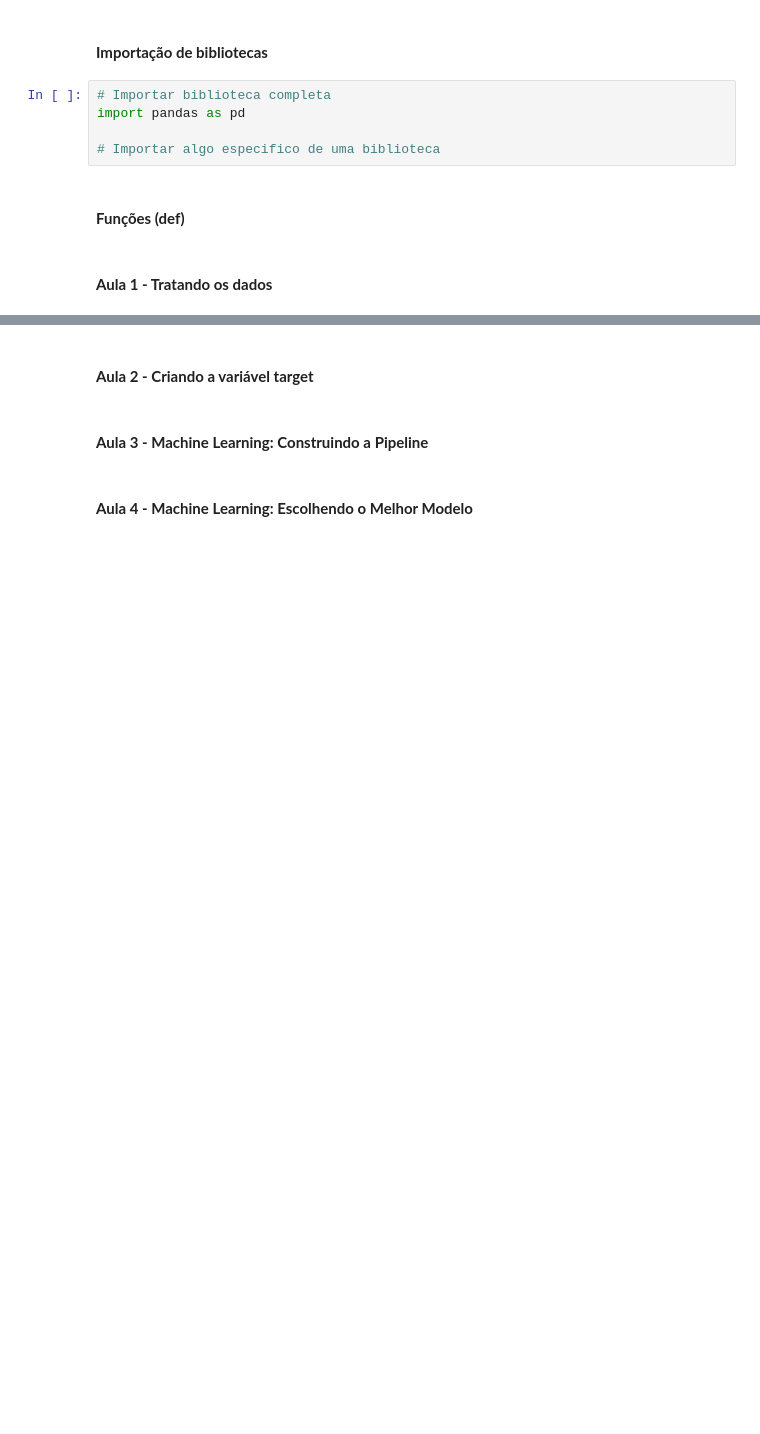
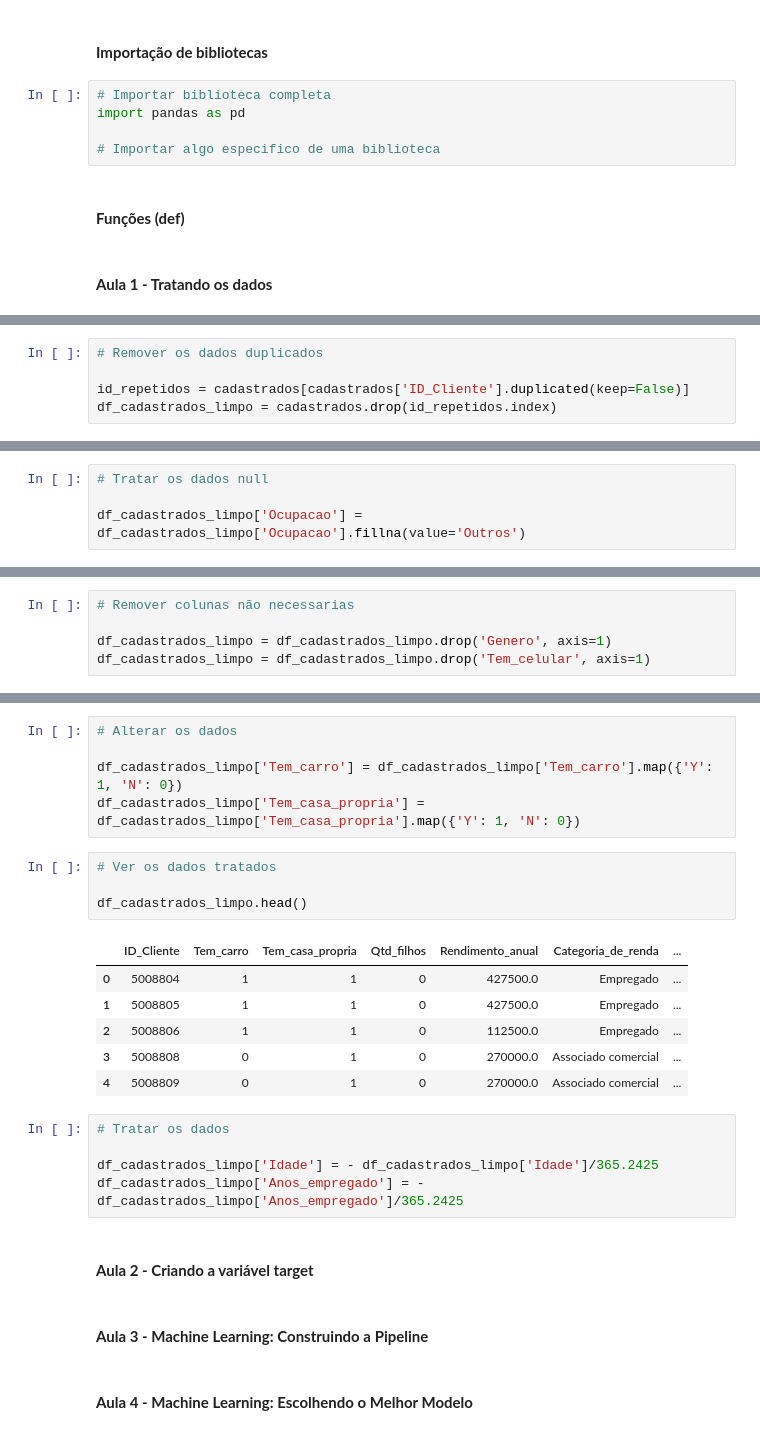
Before and after one commit to RicardViana/fiap-data-viz-and-production-models, a Jupyter notebook: deploy_de_aplicacoes.ipynb, the cells around one changed output, grey strips where cells are left out. Drawn from its saved outputs; the diff is of its cells as text; blank space fills up the shorter version.

```diff
--- a/deploy_de_aplicacoes.ipynb
+++ b/deploy_de_aplicacoes.ipynb
@@ -26,0 +97,5 @@ import pandas as pd
+# %%
+# Remover os dados duplicados
+
+id_repetidos = cadastrados[cadastrados['ID_Cliente'].duplicated(keep=False)]
+df_cadastrados_limpo = cadastrados.drop(id_repetidos.index)
@@ -26,0 +126,4 @@ import pandas as pd
+# %%
+# Tratar os dados null
+
+df_cadastrados_limpo['Ocupacao'] = df_cadastrados_limpo['Ocupacao'].fillna(value='Outros')
@@ -26,0 +177,5 @@ import pandas as pd
+# %%
+# Remover colunas não necessarias
+
+df_cadastrados_limpo = df_cadastrados_limpo.drop('Genero', axis=1)
+df_cadastrados_limpo = df_cadastrados_limpo.drop('Tem_celular', axis=1)
@@ -27,3 +234,24 @@ import pandas as pd
+# %%
+# Alterar os dados
+
+df_cadastrados_limpo['Tem_carro'] = df_cadastrados_limpo['Tem_carro'].map({'Y': 1, 'N': 0})
+df_cadastrados_limpo['Tem_casa_propria'] = df_cadastrados_limpo['Tem_casa_propria'].map({'Y': 1, 'N': 0})
+# %%
+# Ver os dados tratados
+
+df_cadastrados_limpo.head()
+# %% [output]
+|  | ID_Cliente | Tem_carro | Tem_casa_propria | Qtd_filhos | Rendimento_anual | Categoria_de_renda | ... |
+| 0 | 5008804 | 1 | 1 | 0 | 427500.0 | Empregado | ... |
+| 1 | 5008805 | 1 | 1 | 0 | 427500.0 | Empregado | ... |
+| 2 | 5008806 | 1 | 1 | 0 | 112500.0 | Empregado | ... |
+| 3 | 5008808 | 0 | 1 | 0 | 270000.0 | Associado comercial | ... |
+| 4 | 5008809 | 0 | 1 | 0 | 270000.0 | Associado comercial | ... |
+# %%
+# Tratar os dados
+
+df_cadastrados_limpo['Idade'] = - df_cadastrados_limpo['Idade']/365.2425
+df_cadastrados_limpo['Anos_empregado'] = - df_cadastrados_limpo['Anos_empregado']/365.2425
 # %% [markdown]
 #### **Aula 2 - Criando a variável target**
 # %% [markdown]
```
Also changed, not shown: parts of 17 cells of this notebook.
